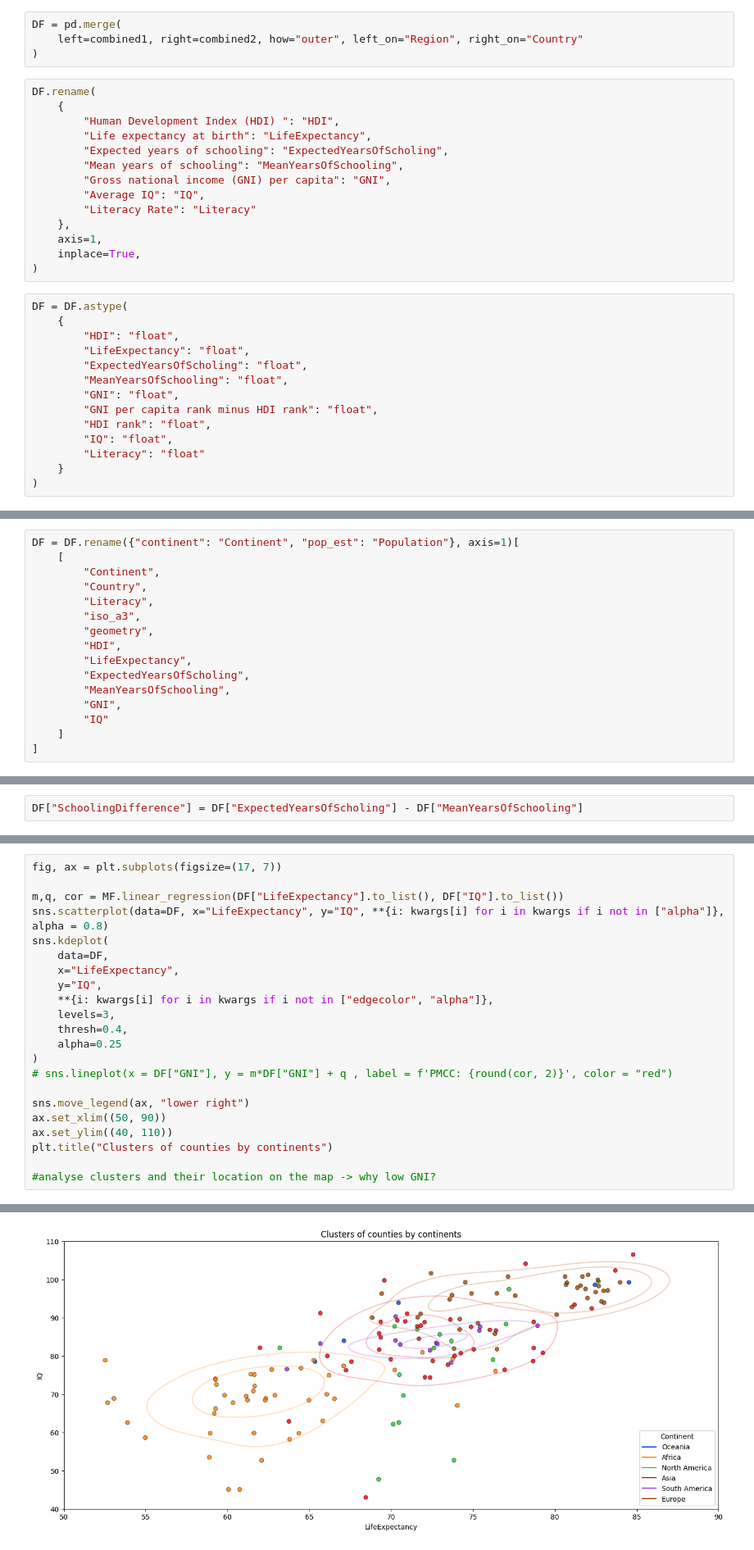
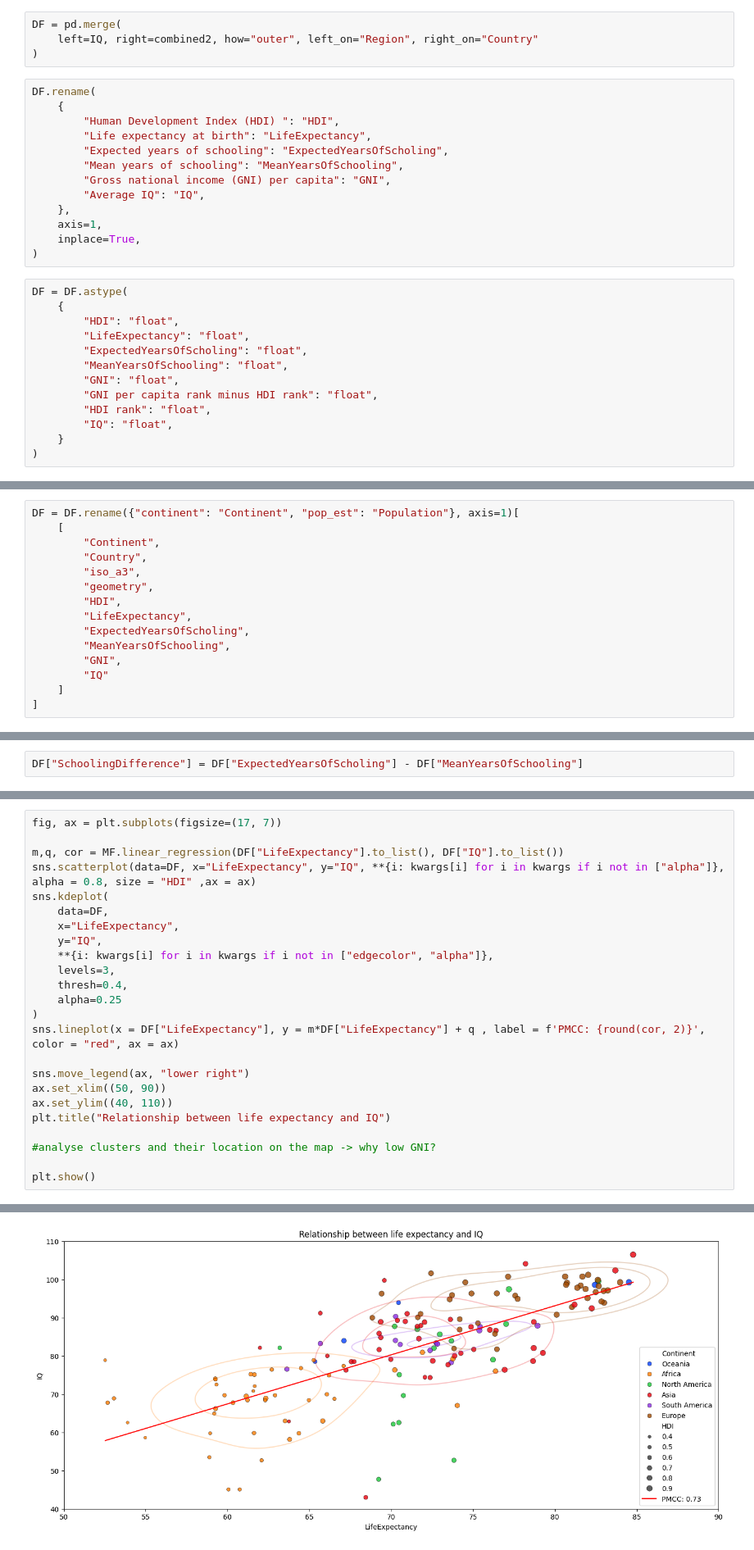
Before and after one commit to Mamin-gamer/ProfessionalSoftwareModule, a Jupyter notebook: FinalProject/Notebooks/Main.ipynb, the cells around one changed output, grey strips where cells are left out. Shown at 82% size. Cells and saved outputs as stored; diff of their text form.

```diff
--- a/FinalProject/Notebooks/Main.ipynb
+++ b/FinalProject/Notebooks/Main.ipynb
@@ -85,7 +79,7 @@ world["name"].replace(
 )
 # %%
 DF = pd.merge(
-    left=combined1, right=combined2, how="outer", left_on="Region", right_on="Country"
+    left=IQ, right=combined2, how="outer", left_on="Region", right_on="Country"
 )
 # %%
 DF.rename(
@@ -96,7 +90,6 @@ DF.rename(
         "Mean years of schooling": "MeanYearsOfSchooling",
         "Gross national income (GNI) per capita": "GNI",
         "Average IQ": "IQ",
-        "Literacy Rate": "Literacy"
     },
     axis=1,
     inplace=True,
@@ -112,7 +105,6 @@ DF = DF.astype(
         "GNI per capita rank minus HDI rank": "float",
         "HDI rank": "float",
         "IQ": "float",
-        "Literacy": "float"
     }
 )
 # %%
@@ -126,7 +118,6 @@ DF = DF.rename({"continent": "Continent", "pop_est": "Population"}, axis=1)[
     [
         "Continent",
         "Country",
-        "Literacy",
         "iso_a3",
         "geometry",
         "HDI",
@@ -490,7 +459,7 @@ Text(0.5, 1.0, 'Distribution of GNI accross regions')
 fig, ax = plt.subplots(figsize=(17, 7))
 
 m,q, cor = MF.linear_regression(DF["LifeExpectancy"].to_list(), DF["IQ"].to_list())
-sns.scatterplot(data=DF, x="LifeExpectancy", y="IQ", **{i: kwargs[i] for i in kwargs if i not in ["alpha"]}, alpha = 0.8)
+sns.scatterplot(data=DF, x="LifeExpectancy", y="IQ", **{i: kwargs[i] for i in kwargs if i not in ["alpha"]}, alpha = 0.8, size = "HDI" ,ax = ax)
 sns.kdeplot(
     data=DF,
     x="LifeExpectancy",
@@ -500,12 +469,14 @@ sns.kdeplot(
     thresh=0.4,
     alpha=0.25
 )
-# sns.lineplot(x = DF["GNI"], y = m*DF["GNI"] + q , label = f'PMCC: {round(cor, 2)}', color = "red")
+sns.lineplot(x = DF["LifeExpectancy"], y = m*DF["LifeExpectancy"] + q , label = f'PMCC: {round(cor, 2)}', color = "red", ax = ax)
 
 sns.move_legend(ax, "lower right")
 ax.set_xlim((50, 90))
 ax.set_ylim((40, 110))
-plt.title("Clusters of counties by continents")
+plt.title("Relationship between life expectancy and IQ")
 
 #analyse clusters and their location on the map -> why low GNI?
+
+plt.show()
 # %% [output]
@@ -513 +483 @@ Text(0.5, 1.0, 'Clusters of counties by continents')
-[figure, old version]
+[figure, new version]
```
Also changed, not shown: parts of 20 cells of this notebook, 1 other file.
